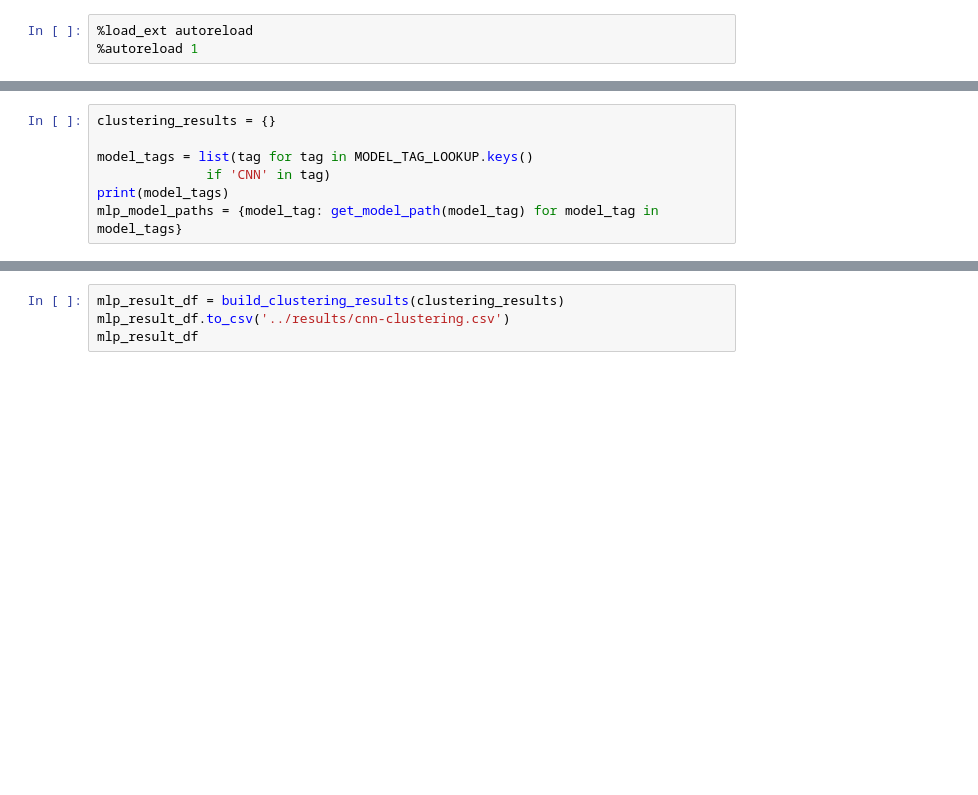
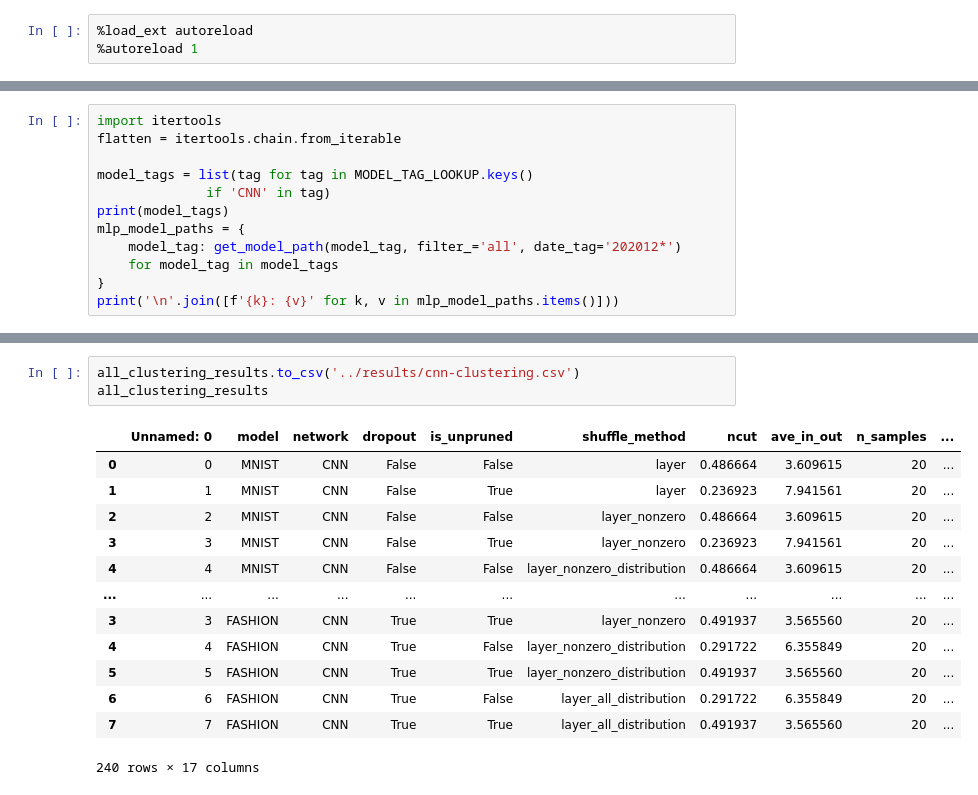
Before and after one commit to ardapekis/modularity, a Jupyter notebook: notebooks/cnn-clustering.ipynb, the cells around one changed output, grey strips where cells are left out. Cells and saved outputs as stored; diff of their text form; blank space fills up the shorter version.

```diff
--- a/notebooks/cnn-clustering.ipynb
+++ b/notebooks/cnn-clustering.ipynb
@@ -17,11 +19,16 @@ from src.utils import get_weights_paths, build_clustering_results
 from src.experiment_tagging import get_model_path, MODEL_TAG_LOOKUP
 from src.spectral_cluster_model import SHUFFLE_METHODS
 # %%
-clustering_results = {}
+import itertools
+flatten = itertools.chain.from_iterable
 
 model_tags = list(tag for tag in MODEL_TAG_LOOKUP.keys()
               if 'CNN' in tag)
 print(model_tags)
-mlp_model_paths = {model_tag: get_model_path(model_tag) for model_tag in model_tags}
+mlp_model_paths = {
+    model_tag: get_model_path(model_tag, filter_='all', date_tag='202012*')
+    for model_tag in model_tags
+}
+print('\n'.join([f'{k}: {v}' for k, v in mlp_model_paths.items()]))
 # %% [output]
 ['CNN:MNIST', 'CNN:CIFAR10', 'CNN:FASHION', 'CNN:MNIST+DROPOUT', 'CNN:CIFAR10+DROPOUT', 'CNN:FASHION+DROPOUT']
@@ -47,4 +48,17 @@ draw_mlp_clustering_report(path,
 # %%
-mlp_result_df = build_clustering_results(clustering_results)
-mlp_result_df.to_csv('../results/cnn-clustering.csv')
-mlp_result_df
+all_clustering_results.to_csv('../results/cnn-clustering.csv')
+all_clustering_results
+# %% [output]
+|  | Unnamed: 0 | model | network | dropout | is_unpruned | shuffle_method | ncut | ave_in_out | n_samples | ... |
+| 0 | 0 | MNIST | CNN | False | False | layer | 0.486664 | 3.609615 | 20 | ... |
+| 1 | 1 | MNIST | CNN | False | True | layer | 0.236923 | 7.941561 | 20 | ... |
+| 2 | 2 | MNIST | CNN | False | False | layer_nonzero | 0.486664 | 3.609615 | 20 | ... |
+| 3 | 3 | MNIST | CNN | False | True | layer_nonzero | 0.236923 | 7.941561 | 20 | ... |
+| 4 | 4 | MNIST | CNN | False | False | layer_nonzero_distribution | 0.486664 | 3.609615 | 20 | ... |
+| ... | ... | ... | ... | ... | ... | ... | ... | ... | ... | ... |
+| 3 | 3 | FASHION | CNN | True | True | layer_nonzero | 0.491937 | 3.565560 | 20 | ... |
+| 4 | 4 | FASHION | CNN | True | False | layer_nonzero_distribution | 0.291722 | 6.355849 | 20 | ... |
+| 5 | 5 | FASHION | CNN | True | True | layer_nonzero_distribution | 0.491937 | 3.565560 | 20 | ... |
+| 6 | 6 | FASHION | CNN | True | False | layer_all_distribution | 0.291722 | 6.355849 | 20 | ... |
+| 7 | 7 | FASHION | CNN | True | True | layer_all_distribution | 0.491937 | 3.565560 | 20 | ... |
+240 rows × 17 columns
```
Also changed, not shown: parts of 6 cells of this notebook, 6 other files.
